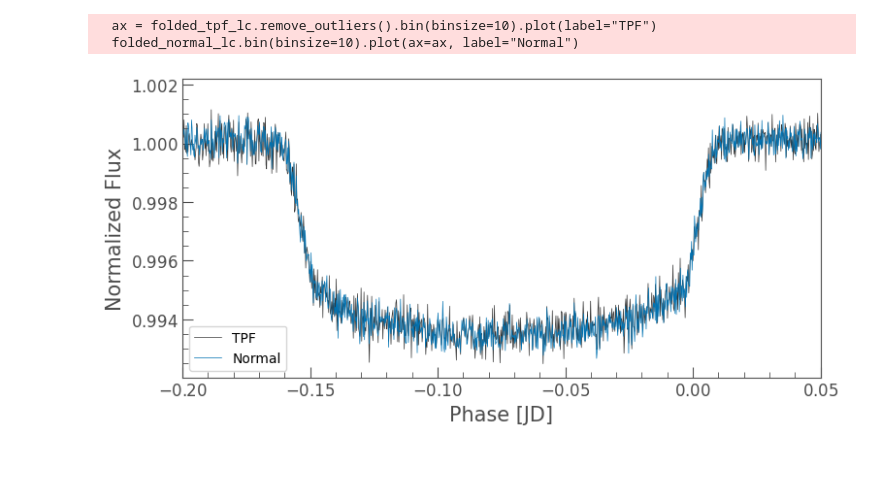
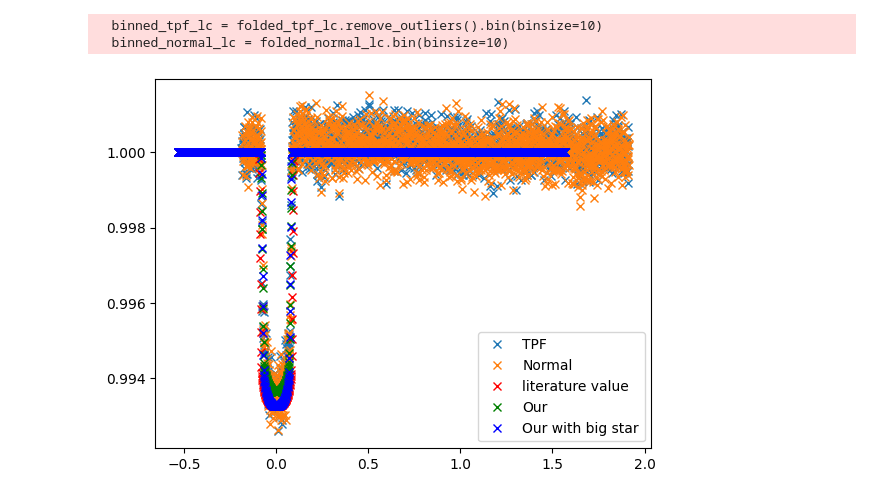
Before and after one commit to JCatton/KJRJMCMCMC, a Jupyter notebook: TransitAnalysis/test_generating_lightcurve.ipynb, the cells around one changed output. Cells and saved outputs as stored; diff of their text form; code cells hidden in the pictures; blank space fills up the shorter version.

```diff
--- a/TransitAnalysis/test_generating_lightcurve.ipynb
+++ b/TransitAnalysis/test_generating_lightcurve.ipynb
@@ -83,13 +55,14 @@ period = 2.103189
 
 folded_tpf_lc = stiched_tpf_lc.fold(period=period)
 folded_normal_lc = stiched_normal_lc.fold(period=period)
+binned_tpf_lc = folded_tpf_lc.remove_outliers().bin(binsize=10)
+binned_normal_lc = folded_normal_lc.bin(binsize=10)
 
-ax = folded_tpf_lc.remove_outliers().bin(binsize=10).plot(label="TPF")
-folded_normal_lc.bin(binsize=10).plot(ax=ax, label="Normal")
-plt.xlim(-0.2,0.05)
-plt.legend()
-plt.show()
+# ax = folded_tpf_lc.remove_outliers().bin(binsize=10).plot(label="TPF")
+# folded_normal_lc.bin(binsize=10).plot(ax=ax, label="Normal")
+# plt.xlim(-0.2,0.05)
+# plt.legend()
+# plt.show()
 # %% [output]
-  ax = folded_tpf_lc.remove_outliers().bin(binsize=10).plot(label="TPF")
-  folded_normal_lc.bin(binsize=10).plot(ax=ax, label="Normal")
+  binned_tpf_lc = folded_tpf_lc.remove_outliers().bin(binsize=10)
+  binned_normal_lc = folded_normal_lc.bin(binsize=10)
-[figure, removed]
@@ -95,0 +159,5 @@ plt.show()
+# %%
+def find_mid_transit(times, fluxes):
+    times_output = np.where(fluxes <= 0.995)
+    # find midpoint of these
+    return np.mean(times[times_output])
@@ -95,0 +227,15 @@ plt.show()
+# %%
+fig, ax = plt.subplots()
+
+ax.plot(binned_tpf_lc.time, binned_tpf_lc.flux, "x", label="TPF")
+ax.plot(binned_normal_lc.time, binned_normal_lc.flux, "x", label="Normal")
+ax.plot(binned_true_times, binned_true_fluxes, "x", label="literature value", color = "r")
+ax.plot(binned_our_times, binned_our_fluxes, "x", label="Our", color = "g")
+ax.plot(binned_our_times_big_star, binned_our_fluxes_big_star, "x", label="Our with big star", color = "b")
+plt.legend()
+
+
+
+plt.show()
+# %% [output]
+[figure, added]
```
Also changed, not shown: parts of 6 cells of this notebook.
